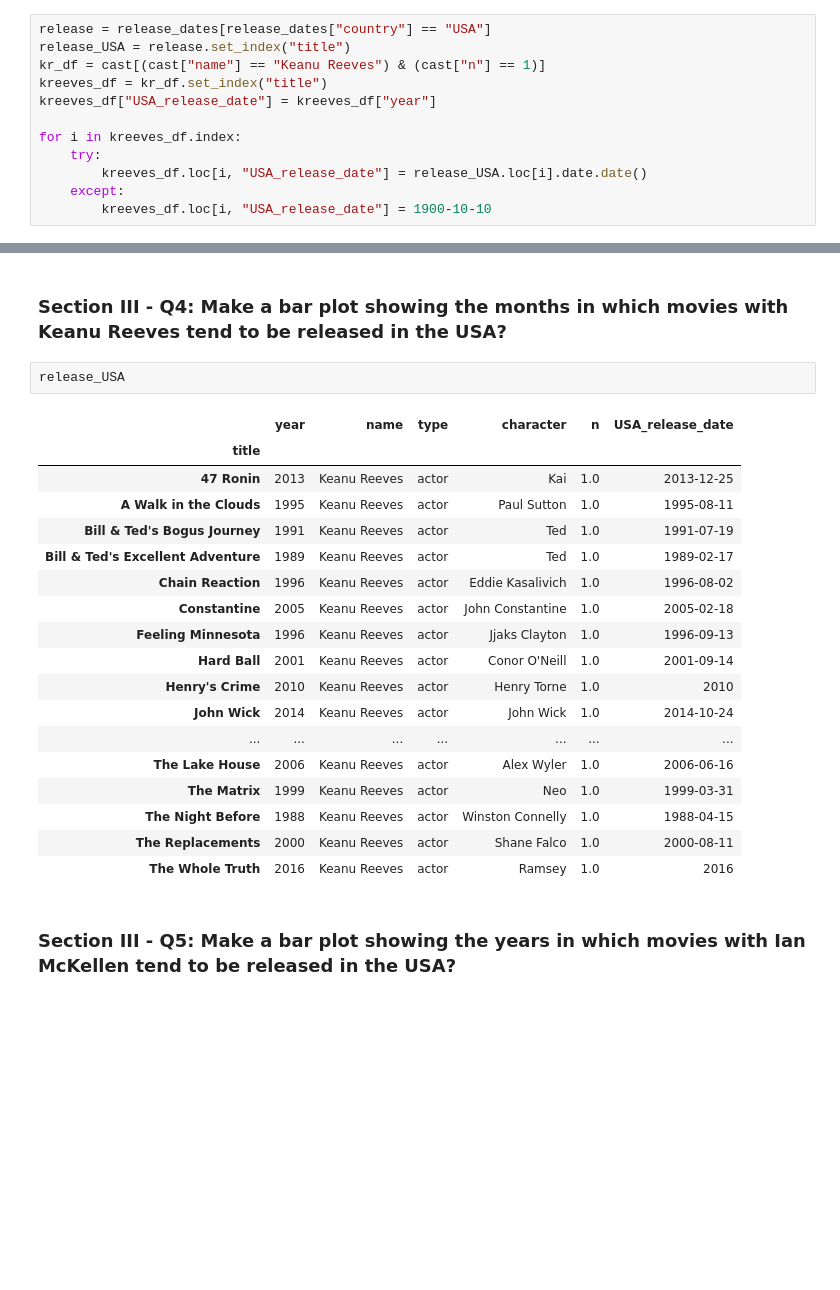
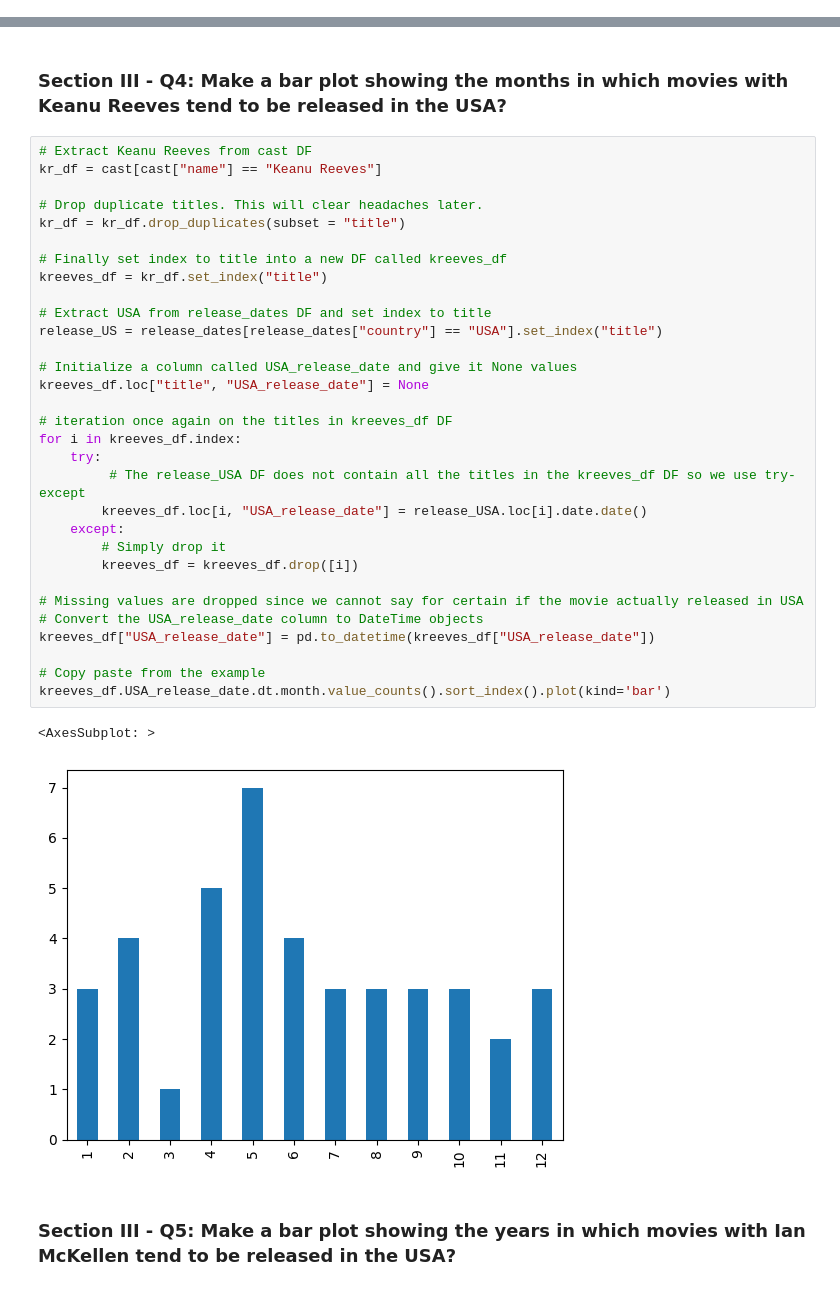
Before and after one commit to jjvega1/mec-mini-projects, a Jupyter notebook: mec-5.3.10-data-wranging-with-pandas-mini-project/Mini_Project_Data_Wrangling_Pandas.ipynb, the cells around one changed output, grey strips where cells are left out. Saved outputs shown, nothing was run; the diff lists cells and outputs as text; blank space fills up the shorter version.

```diff
--- a/mec-5.3.10-data-wranging-with-pandas-mini-project/Mini_Project_Data_Wrangling_Pandas.ipynb
+++ b/mec-5.3.10-data-wranging-with-pandas-mini-project/Mini_Project_Data_Wrangling_Pandas.ipynb
@@ -653,15 +742,3 @@ action.date.dt.isocalendar().week.value_counts().sort_index().plot(kind='bar')
 # %% [markdown]
 ### Section III - Q3: Show all the movies in which Keanu Reeves has played the lead role along with their   release date in the USA sorted by the date of release
 - Hint: You might need to join or merge two datasets!
-# %%
-release = release_dates[release_dates["country"] == "USA"]
-release_USA = release.set_index("title")
-kr_df = cast[(cast["name"] == "Keanu Reeves") & (cast["n"] == 1)]
-kreeves_df = kr_df.set_index("title")
-kreeves_df["USA_release_date"] = kreeves_df["year"]
-
-for i in kreeves_df.index:
-    try:
-        kreeves_df.loc[i, "USA_release_date"] = release_USA.loc[i].date.date()
-    except:
-        kreeves_df.loc[i, "USA_release_date"] = 1900-10-10
@@ -670,25 +796,38 @@ ValueError: Incompatible indexer with Series
 # %% [markdown]
 ### Section III - Q4: Make a bar plot showing the months in which movies with Keanu Reeves tend to be released in the USA?
-# %%
-release_USA
-# %% [output]
-|  | year | name | type | character | n | USA_release_date |
-| title |  |  |  |  |  |  |
-| 47 Ronin | 2013 | Keanu Reeves | actor | Kai | 1.0 | 2013-12-25 |
-| A Walk in the Clouds | 1995 | Keanu Reeves | actor | Paul Sutton | 1.0 | 1995-08-11 |
-| Bill & Ted's Bogus Journey | 1991 | Keanu Reeves | actor | Ted | 1.0 | 1991-07-19 |
-| Bill & Ted's Excellent Adventure | 1989 | Keanu Reeves | actor | Ted | 1.0 | 1989-02-17 |
-| Chain Reaction | 1996 | Keanu Reeves | actor | Eddie Kasalivich | 1.0 | 1996-08-02 |
-| Constantine | 2005 | Keanu Reeves | actor | John Constantine | 1.0 | 2005-02-18 |
-| Feeling Minnesota | 1996 | Keanu Reeves | actor | Jjaks Clayton | 1.0 | 1996-09-13 |
-| Hard Ball | 2001 | Keanu Reeves | actor | Conor O'Neill | 1.0 | 2001-09-14 |
-| Henry's Crime | 2010 | Keanu Reeves | actor | Henry Torne | 1.0 | 2010 |
-| John Wick | 2014 | Keanu Reeves | actor | John Wick | 1.0 | 2014-10-24 |
-| ... | ... | ... | ... | ... | ... | ... |
-| The Lake House | 2006 | Keanu Reeves | actor | Alex Wyler | 1.0 | 2006-06-16 |
-| The Matrix | 1999 | Keanu Reeves | actor | Neo | 1.0 | 1999-03-31 |
-| The Night Before | 1988 | Keanu Reeves | actor | Winston Connelly | 1.0 | 1988-04-15 |
-| The Replacements | 2000 | Keanu Reeves | actor | Shane Falco | 1.0 | 2000-08-11 |
-| The Whole Truth | 2016 | Keanu Reeves | actor | Ramsey | 1.0 | 2016 |
+# %%
+# Extract Keanu Reeves from cast DF
+kr_df = cast[cast["name"] == "Keanu Reeves"]
+
+# Drop duplicate titles. This will clear headaches later.
+kr_df = kr_df.drop_duplicates(subset = "title")
+
+# Finally set index to title into a new DF called kreeves_df
+kreeves_df = kr_df.set_index("title")
+
+# Extract USA from release_dates DF and set index to title
+release_US = release_dates[release_dates["country"] == "USA"].set_index("title")
+
+# Initialize a column called USA_release_date and give it None values
+kreeves_df.loc["title", "USA_release_date"] = None
+
+# iteration once again on the titles in kreeves_df DF
+for i in kreeves_df.index:
+    try:
+         # The release_USA DF does not contain all the titles in the kreeves_df DF so we use try-except
+        kreeves_df.loc[i, "USA_release_date"] = release_USA.loc[i].date.date()
+    except:
+        # Simply drop it
+        kreeves_df = kreeves_df.drop([i])
+
+# Missing values are dropped since we cannot say for certain if the movie actually released in USA
+# Convert the USA_release_date column to DateTime objects
+kreeves_df["USA_release_date"] = pd.to_datetime(kreeves_df["USA_release_date"])
+
+# Copy paste from the example
+kreeves_df.USA_release_date.dt.month.value_counts().sort_index().plot(kind='bar')
+# %% [output]
+<AxesSubplot: >
+[figure, added]
 # %% [markdown]
 ### Section III - Q5: Make a bar plot showing the years in which movies with Ian McKellen tend to be released in the USA?
```
Also changed, not shown: parts of 45 cells of this notebook.
